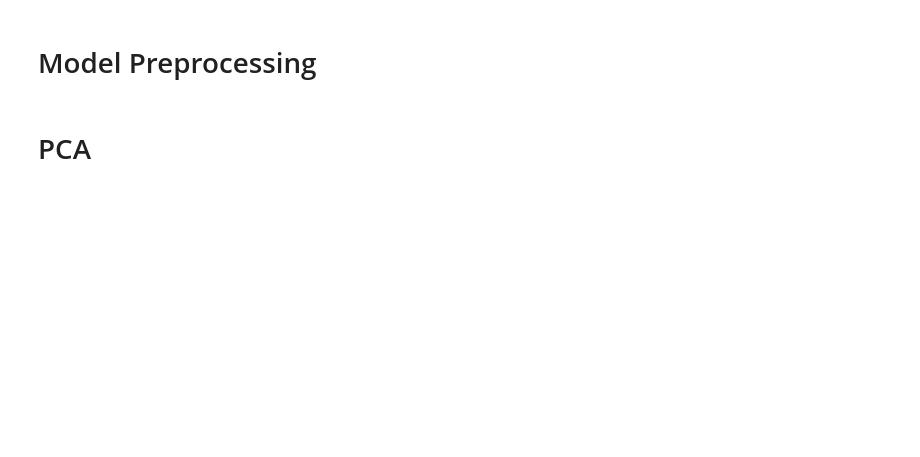
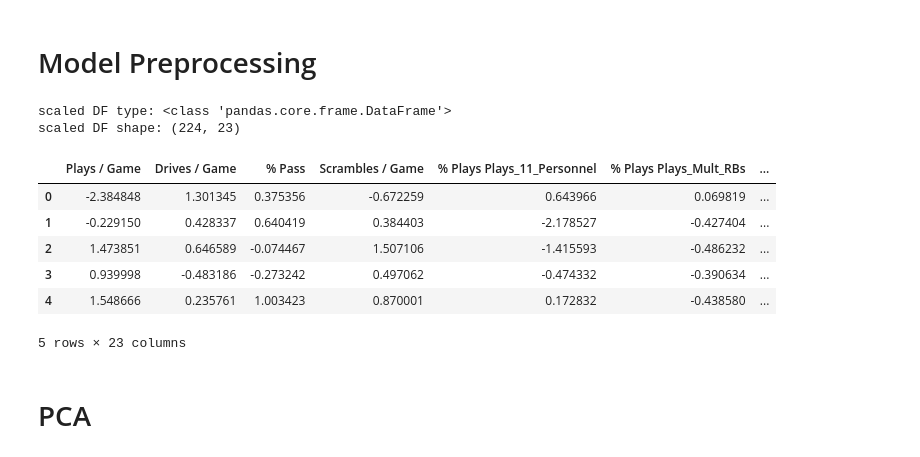
Before and after one commit to jmiller240/nfl-team-clustering, a Jupyter notebook: team_profiling.ipynb, the cells around one changed output. Saved outputs shown, nothing was run; the diff lists cells and outputs as text; code cells hidden in the pictures; blank space fills up the shorter version.

Commit message:
start on PCA for offense

```diff
--- a/team_profiling.ipynb
+++ b/team_profiling.ipynb
@@ -45,0 +52,3 @@ ARI     2018       16     182    930                 512      591.0
+# %%
+for col in offense_tendencies.columns:
+    offense_tendencies[col] = pd.to_numeric(offense_tendencies[col])
@@ -46,2 +77,14 @@ ARI     2018       16     182    930                 512      591.0
+# %%
+''' Features '''
+# '% Pass Neutral Downs', '% Under Center Neutral Downs', '% Shotgun Neutral Downs',
+
+OFFENSE_FEATURES = [
+    'Plays / Game', 'Drives / Game',
+    '% Pass',  'Scrambles / Game',
+    '% Plays Plays_11_Personnel', '% Plays Plays_Mult_RBs', '% Plays Plays_Zero_RBs', '% Plays Plays_Mult_TEs', '% Plays Plays_Zero_TEs', '% Plays Plays_Extra_OL',
+    '% Under Center', '% Shotgun', 'Shotgun % Pass', 'Under Center % Pass',
+    'ADOT', 'ADOT to Sticks', 'Avg Time to Throw', '% Passes Behind LOS', '% Passes Deep', 'MaxTargetShare',
+    '% Rush Inside', '% Rush Outside', 'MaxRushAttemptsShare',
+]
 # %%
 ''' Correlation Matrix '''
@@ -49,3 +139,27 @@ ARI     2018       16     182    930                 512      591.0
 # Model Preprocessing
 # %%
 ''' Transform and Scale '''
+
+# ## Log transform data
+# transformed_data = pd.DataFrame(np.log(offense_tendencies[OFFENSE_FEATURES]), columns=OFFENSE_FEATURES).replace(math.inf, 0).replace(-(math.inf), 0)
+
+## Scale data
+scaler = StandardScaler()
+scaled_data = scaler.fit_transform(offense_tendencies[OFFENSE_FEATURES])
+
+# Put `scaled_data` into DataFrame
+scaled_data_df = pd.DataFrame(scaled_data, columns=OFFENSE_FEATURES)
+
+print("scaled DF type:", type(scaled_data_df))
+print("scaled DF shape:", scaled_data_df.shape)
+scaled_data_df.head()
+# %% [output]
+scaled DF type: <class 'pandas.core.frame.DataFrame'>
+scaled DF shape: (224, 23)
+|  | Plays / Game | Drives / Game | % Pass | Scrambles / Game | % Plays Plays_11_Personnel | % Plays Plays_Mult_RBs | ... |
+| 0 | -2.384848 | 1.301345 | 0.375356 | -0.672259 | 0.643966 | 0.069819 | ... |
+| 1 | -0.229150 | 0.428337 | 0.640419 | 0.384403 | -2.178527 | -0.427404 | ... |
+| 2 | 1.473851 | 0.646589 | -0.074467 | 1.507106 | -1.415593 | -0.486232 | ... |
+| 3 | 0.939998 | -0.483186 | -0.273242 | 0.497062 | -0.474332 | -0.390634 | ... |
+| 4 | 1.548666 | 0.235761 | 1.003423 | 0.870001 | 0.172832 | -0.438580 | ... |
+5 rows × 23 columns
```
Also changed, not shown: parts of 10 cells of this notebook, 2 other files.
